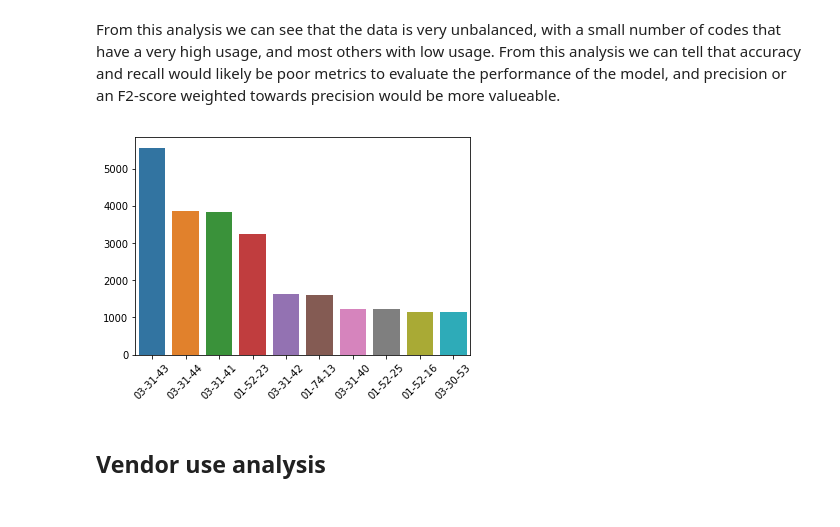
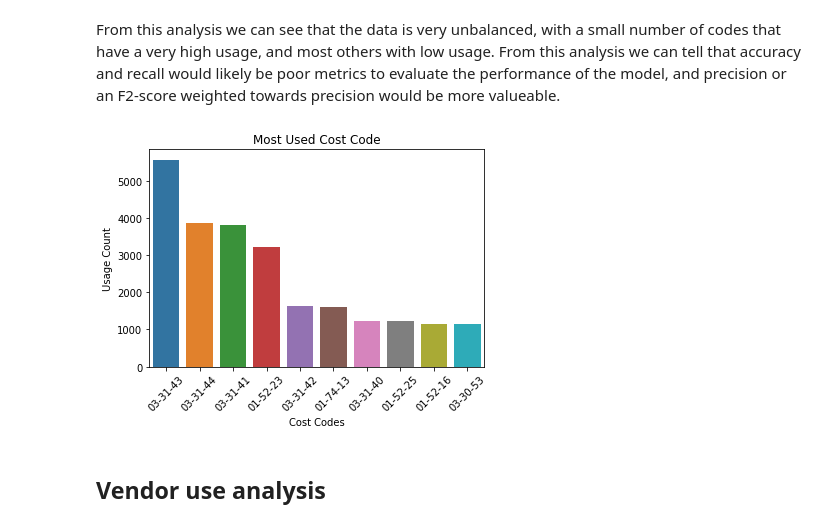
Before and after one commit to Daniel-M-Kelly/Udacity-MLND-Project, a Jupyter notebook: PO_Dataset_Exploration.ipynb, the cells around one changed output. Drawn from its saved outputs; the diff is of its cells as text; code cells hidden in the pictures.

Commit message:
update graph titles

```diff
--- a/PO_Dataset_Exploration.ipynb
+++ b/PO_Dataset_Exploration.ipynb
@@ -237,10 +238,13 @@ From this analysis we can see that the data is very unbalanced, with a small num
 # %%
 code_count = df['Cost Code'].value_counts().head(10)
 sns.barplot(code_count.index, code_count.values)
+plt.title('Most Used Cost Code')
+plt.ylabel('Usage Count')
+plt.xlabel('Cost Codes')
 plt.xticks(rotation=45)
 plt.show()
 # %% [output]
-[figure, old version]
+[figure, new version]
 # %% [markdown]
 ## Vendor use analysis
 # %%
```
Also changed, not shown: parts of 3 cells of this notebook, 4 other files.
